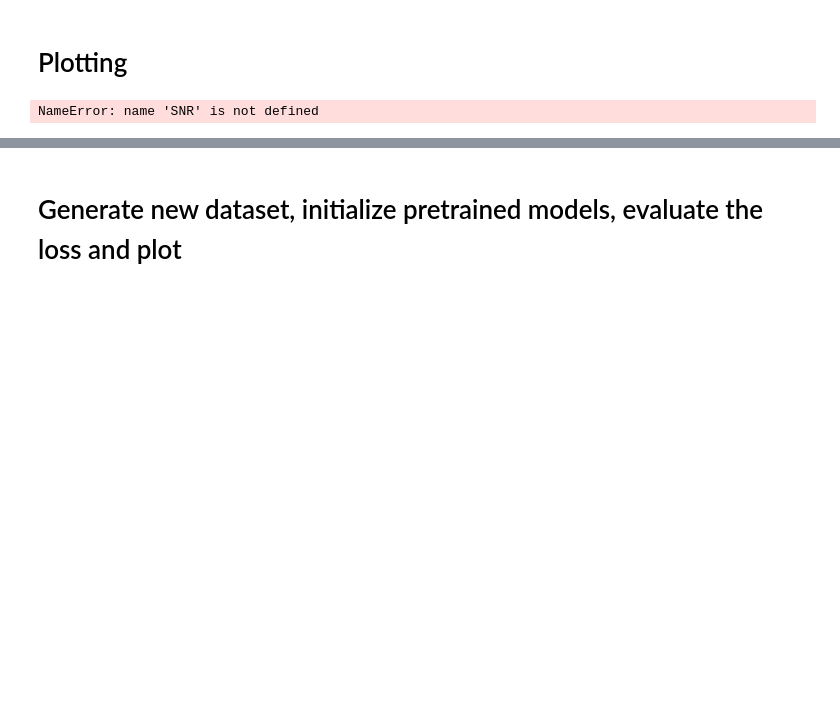
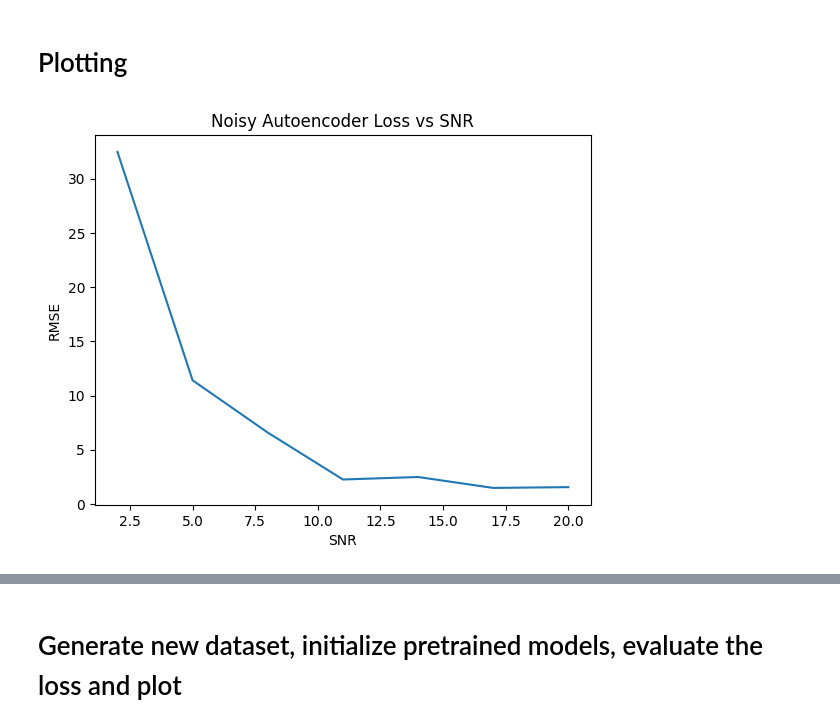
Before and after one commit to tomlijding/DL-based-CS-under-IQ-imbalance, a Jupyter notebook: main.ipynb, the cells around one changed output, grey strips where cells are left out. Saved outputs shown, nothing was run; the diff lists cells and outputs as text; code cells hidden in the pictures; blank space fills up the shorter version.

```diff
--- a/main.ipynb
+++ b/main.ipynb
@@ -761,14 +766,14 @@ for indx, encoding_dim in enumerate(measurement_sizes):
 # Plotting
 # %%
 plt.rcParams['text.usetex'] = False
-
-plt.plot(SNR, noisy_losses)
+SNRkeys = SNR.keys()
+plt.plot(SNRkeys, noisy_losses)
 plt.title("Noisy Autoencoder Loss vs SNR")
 plt.xlabel("SNR")
 plt.ylabel("RMSE")
 plt.show()
 # %% [output]
-NameError: name 'SNR' is not defined
+[figure, added]
 # %%
 imbalanced_losses_np = []
 for loss in imbalanced_losses:
```
Also changed, not shown: parts of 22 cells of this notebook, 13 other files.
